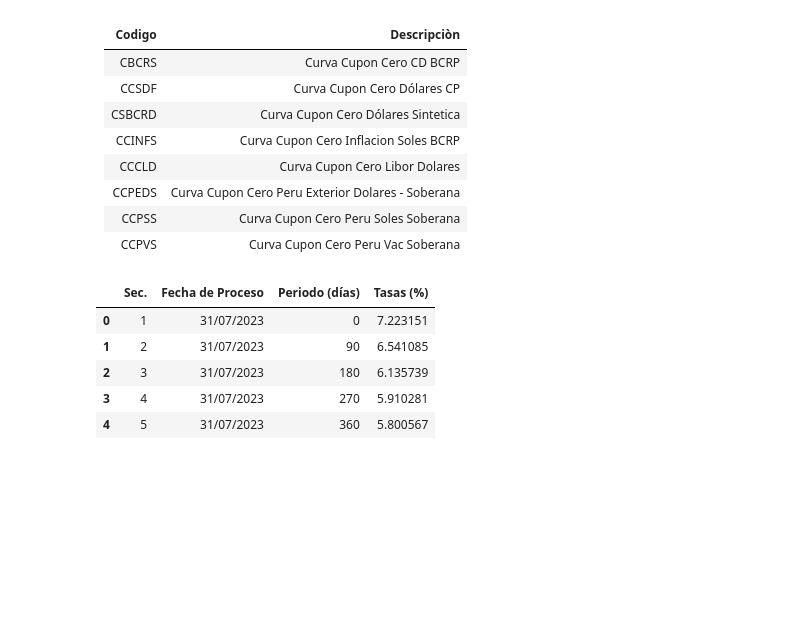
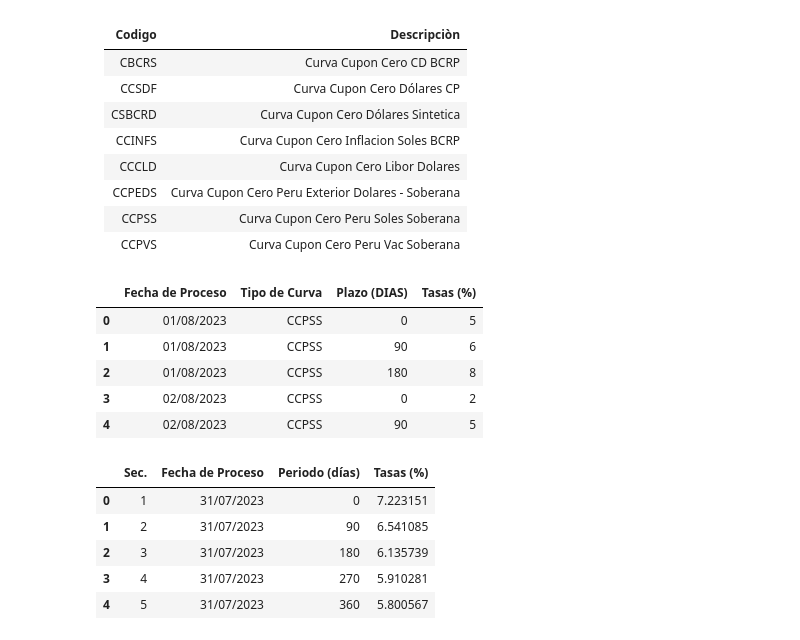
Before and after one commit to ecandela/sbs-gob-pe-helper, a Jupyter notebook: sbs_gob_pe_helper/Cupon_cero.ipynb, the cells around one changed output. Saved outputs shown, nothing was run; the diff lists cells and outputs as text; code cells hidden in the pictures; blank space fills up the shorter version.

```diff
--- a/sbs_gob_pe_helper/Cupon_cero.ipynb
+++ b/sbs_gob_pe_helper/Cupon_cero.ipynb
@@ -70,4 +76,13 @@ df
 | CCPEDS | Curva Cupon Cero Peru Exterior Dolares - Soberana|
 | CCPSS | Curva Cupon Cero Peru Soles Soberana|
 | CCPVS | Curva Cupon Cero Peru Vac Soberana|
+# %%
+df.head()
+# %% [output]
+|  | Fecha de Proceso | Tipo de Curva | Plazo (DIAS) | Tasas (%) |
+| 0 | 01/08/2023 | CCPSS | 0 | 5 |
+| 1 | 01/08/2023 | CCPSS | 90 | 6 |
+| 2 | 01/08/2023 | CCPSS | 180 | 8 |
+| 3 | 02/08/2023 | CCPSS | 0 | 2 |
+| 4 | 02/08/2023 | CCPSS | 90 | 5 |
 # %%
```
Also changed, not shown: parts of 5 cells of this notebook, 11 other files.
